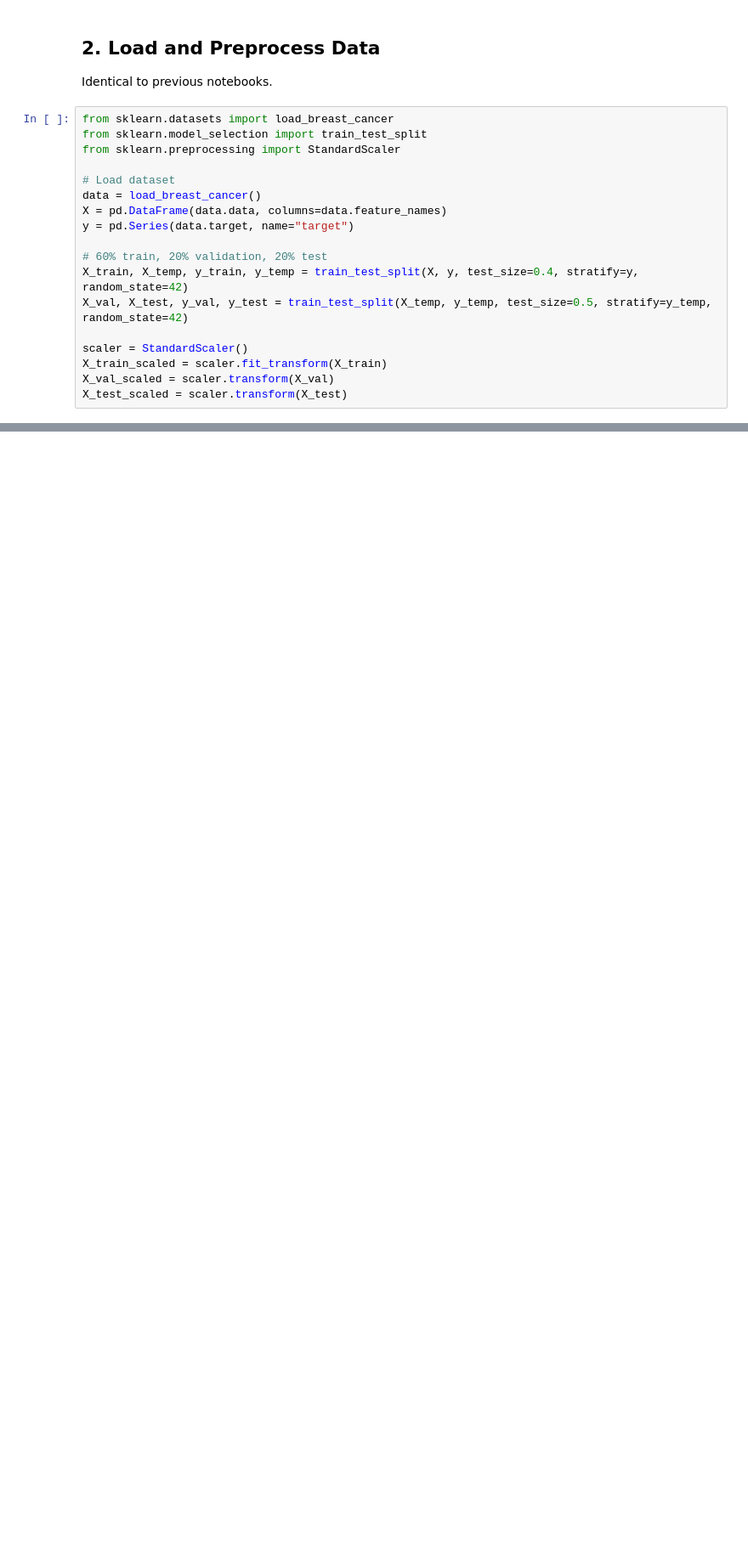
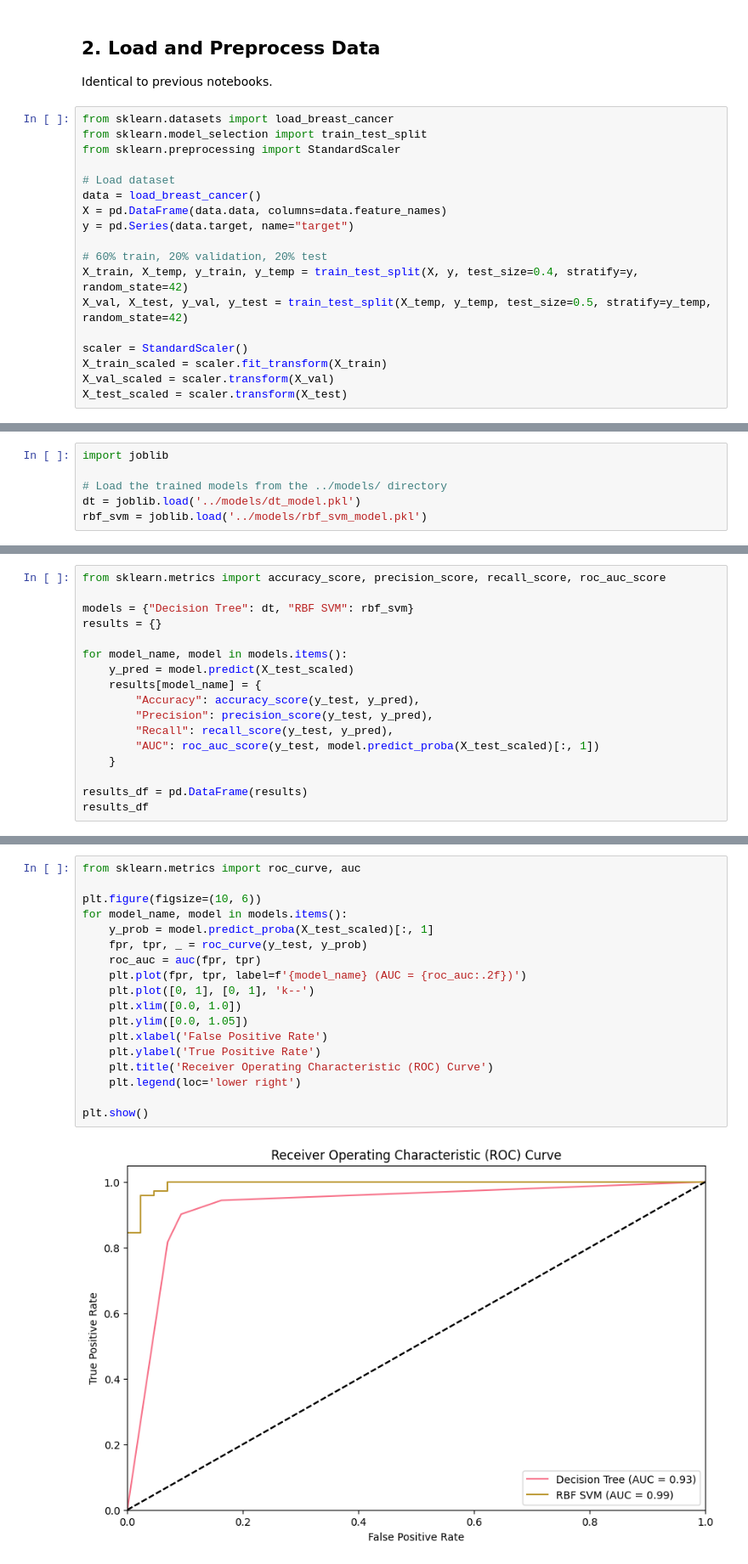
Before and after one commit to SigurdRiseth/idatg2208-assignment-2, a Jupyter notebook: notebooks/04_Model_Comparison.ipynb, the cells around one changed output, grey strips where cells are left out. Shown at 85% size. Cells and saved outputs as stored; diff of their text form; blank space fills up the shorter version.

Commit message:
Implemented AUC ROC and F2 Score analysis of the two models.

```diff
--- a/notebooks/04_Model_Comparison.ipynb
+++ b/notebooks/04_Model_Comparison.ipynb
@@ -57,3 +59,9 @@ X_test_scaled = scaler.transform(X_test)
+# %%
+import joblib
+
+# Load the trained models from the ../models/ directory
+dt = joblib.load('../models/dt_model.pkl')
+rbf_svm = joblib.load('../models/rbf_svm_model.pkl')
 # %% [markdown]
 ## 3. Model Comparison
 
@@ -66,3 +70,20 @@ X_test_scaled = scaler.transform(X_test)
 4. Compare the final test set accuracy of the best Decision Tree and best SVM. Which model performs better in practice?
 
 5. The Breast Cancer Wisconsin dataset has 30 continuous features, many of which are correlated and not linearly separable. Explain why a linear SVM might fail to capture complex patterns in this dataset. How does using an RBF kernel help in this case? Discuss your answer in terms of the dataset’s feature space and the geometry of the decision boundary
+# %%
+from sklearn.metrics import accuracy_score, precision_score, recall_score, roc_auc_score
+
+models = {"Decision Tree": dt, "RBF SVM": rbf_svm}
+results = {}
+
+for model_name, model in models.items():
+    y_pred = model.predict(X_test_scaled)
+    results[model_name] = {
+        "Accuracy": accuracy_score(y_test, y_pred),
+        "Precision": precision_score(y_test, y_pred),
+        "Recall": recall_score(y_test, y_pred),
+        "AUC": roc_auc_score(y_test, model.predict_proba(X_test_scaled)[:, 1])
+    }
+
+results_df = pd.DataFrame(results)
+results_df
@@ -68,0 +96,20 @@ X_test_scaled = scaler.transform(X_test)
+# %%
+from sklearn.metrics import roc_curve, auc
+
+plt.figure(figsize=(10, 6))
+for model_name, model in models.items():
+    y_prob = model.predict_proba(X_test_scaled)[:, 1]
+    fpr, tpr, _ = roc_curve(y_test, y_prob)
+    roc_auc = auc(fpr, tpr)
+    plt.plot(fpr, tpr, label=f'{model_name} (AUC = {roc_auc:.2f})')
+    plt.plot([0, 1], [0, 1], 'k--')
+    plt.xlim([0.0, 1.0])
+    plt.ylim([0.0, 1.05])
+    plt.xlabel('False Positive Rate')
+    plt.ylabel('True Positive Rate')
+    plt.title('Receiver Operating Characteristic (ROC) Curve')
+    plt.legend(loc='lower right')
+
+plt.show()
+# %% [output]
+[figure, added]
```
Also changed, not shown: parts of 6 cells of this notebook, 4 other files.
